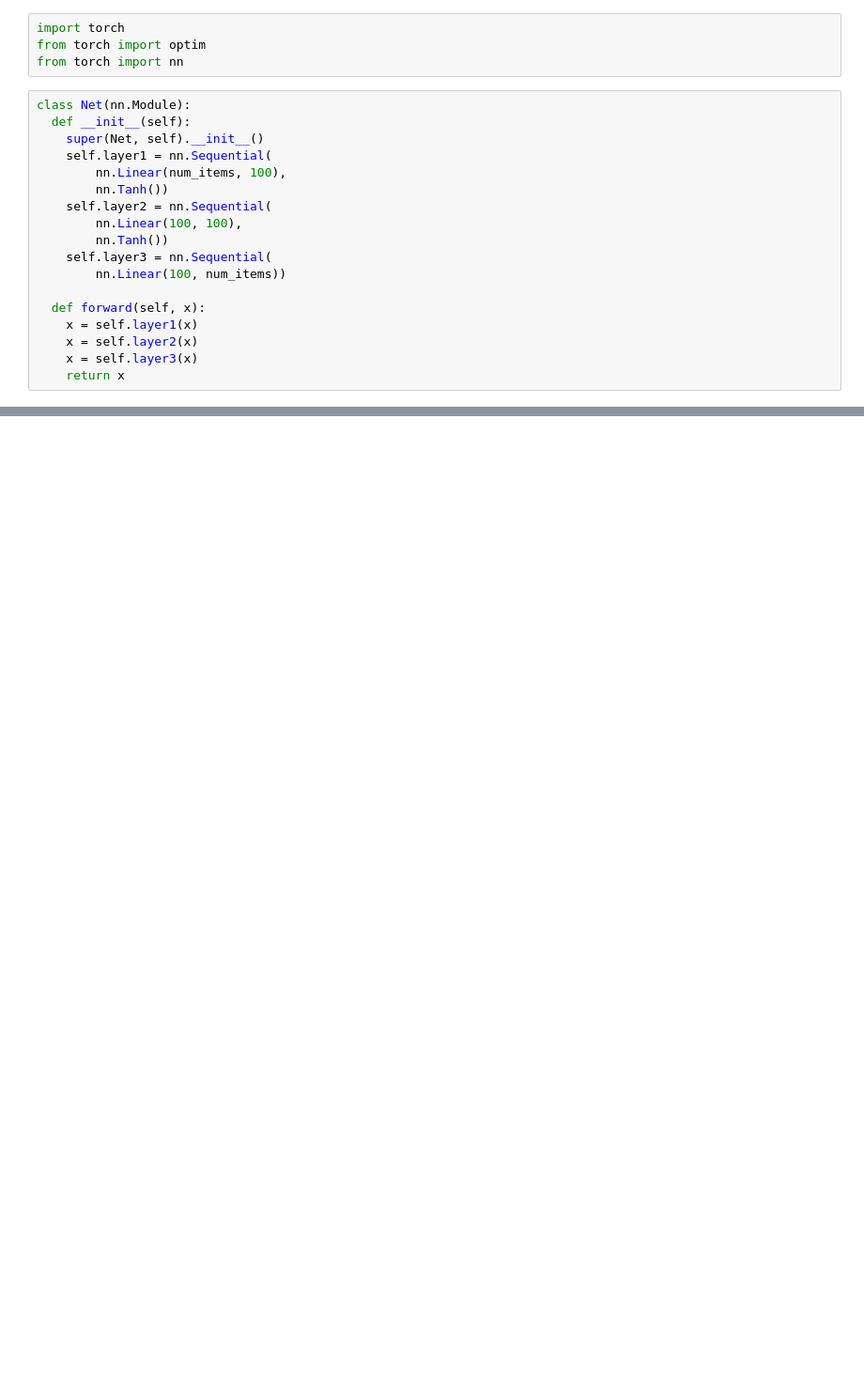
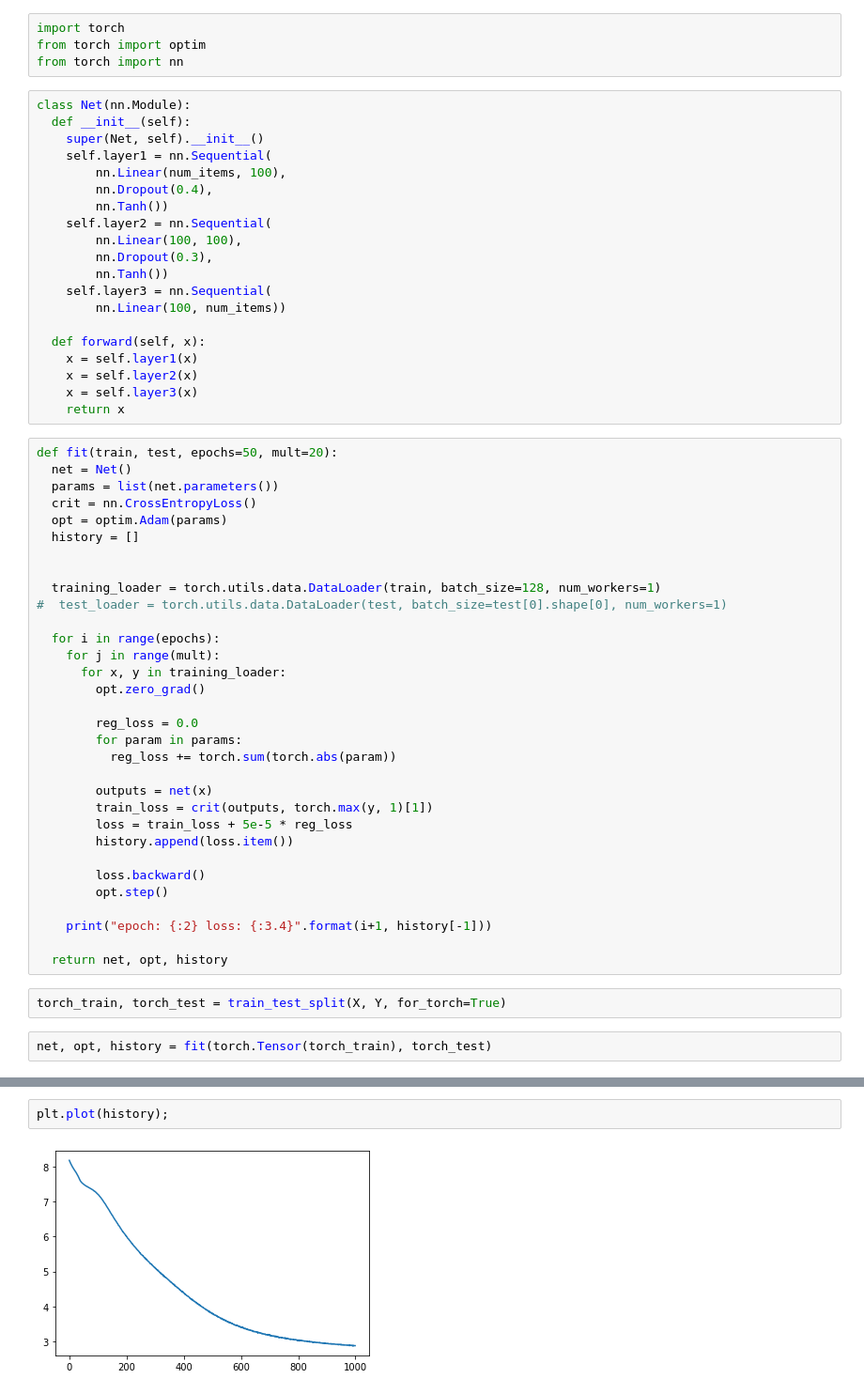
Before and after one commit to tnfru/colab_research, a Jupyter notebook: PricePred.ipynb, the cells around one changed output, grey strips where cells are left out. Shown at 94% size. Drawn from its saved outputs; the diff is of its cells as text; blank space fills up the shorter version.

Commit message:
add: torch implementation

```diff
--- a/PricePred.ipynb
+++ b/PricePred.ipynb
@@ -573,9 +583,11 @@ class Net(nn.Module):
     super(Net, self).__init__()
     self.layer1 = nn.Sequential(
         nn.Linear(num_items, 100),
+        nn.Dropout(0.4),
         nn.Tanh())
     self.layer2 = nn.Sequential(
         nn.Linear(100, 100),
+        nn.Dropout(0.3),
         nn.Tanh())
     self.layer3 = nn.Sequential(
         nn.Linear(100, num_items))
@@ -585,3 +597,39 @@ class Net(nn.Module):
     x = self.layer2(x)
     x = self.layer3(x)
     return x
+# %%
+def fit(train, test, epochs=50, mult=20):
+  net = Net()
+  params = list(net.parameters())
+  crit = nn.CrossEntropyLoss()
+  opt = optim.Adam(params)
+  history = []
+
+
+  training_loader = torch.utils.data.DataLoader(train, batch_size=128, num_workers=1)
+#  test_loader = torch.utils.data.DataLoader(test, batch_size=test[0].shape[0], num_workers=1)
+
+  for i in range(epochs):
+    for j in range(mult):
+      for x, y in training_loader:
+        opt.zero_grad()
+
+        reg_loss = 0.0
+        for param in params:
+          reg_loss += torch.sum(torch.abs(param))
+
+        outputs = net(x)
+        train_loss = crit(outputs, torch.max(y, 1)[1])
+        loss = train_loss + 5e-5 * reg_loss
+        history.append(loss.item())
+
+        loss.backward()
+        opt.step()
+
+    print("epoch: {:2} loss: {:3.4}".format(i+1, history[-1]))
+
+  return net, opt, history
+# %%
+torch_train, torch_test = train_test_split(X, Y, for_torch=True)
+# %%
+net, opt, history = fit(torch.Tensor(torch_train), torch_test)
@@ -587,0 +654,4 @@ class Net(nn.Module):
+# %%
+plt.plot(history);
+# %% [output]
+[figure, added]
```
Also changed, not shown: parts of 14 cells of this notebook.
